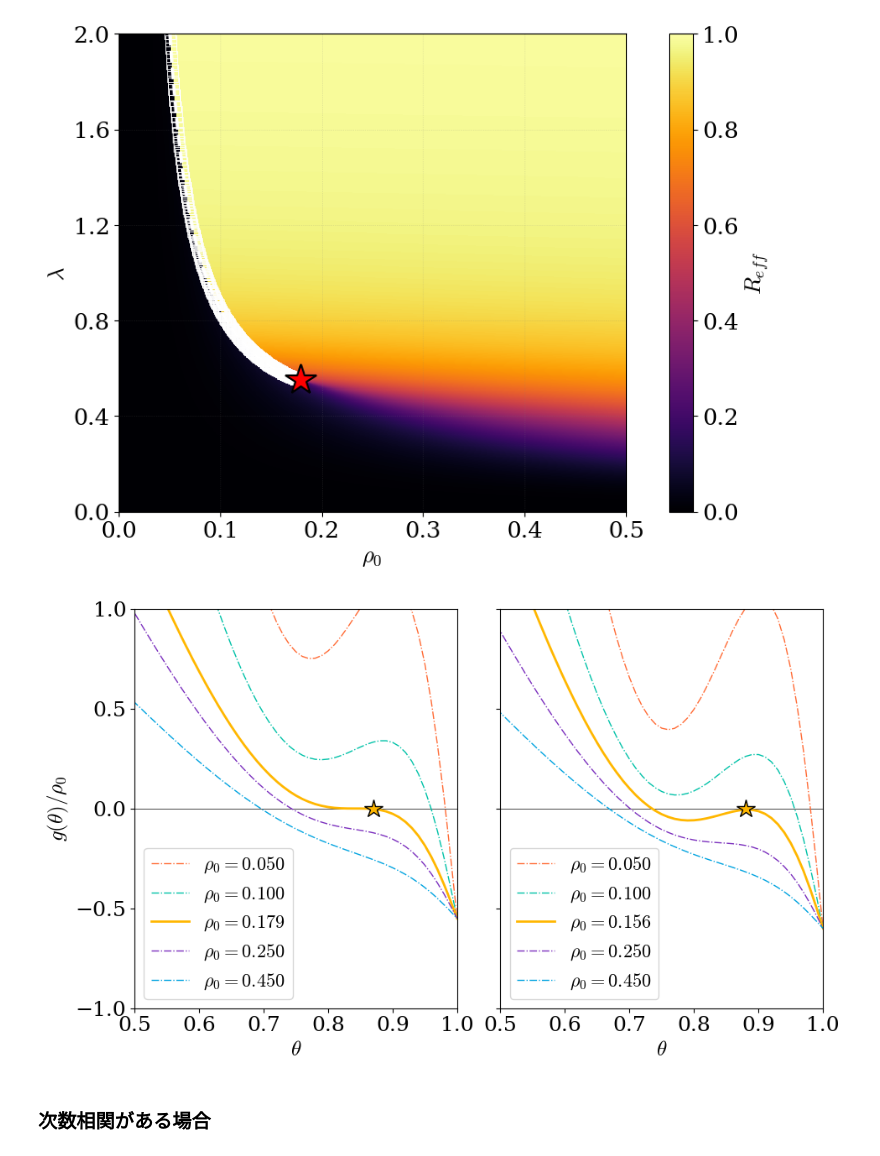
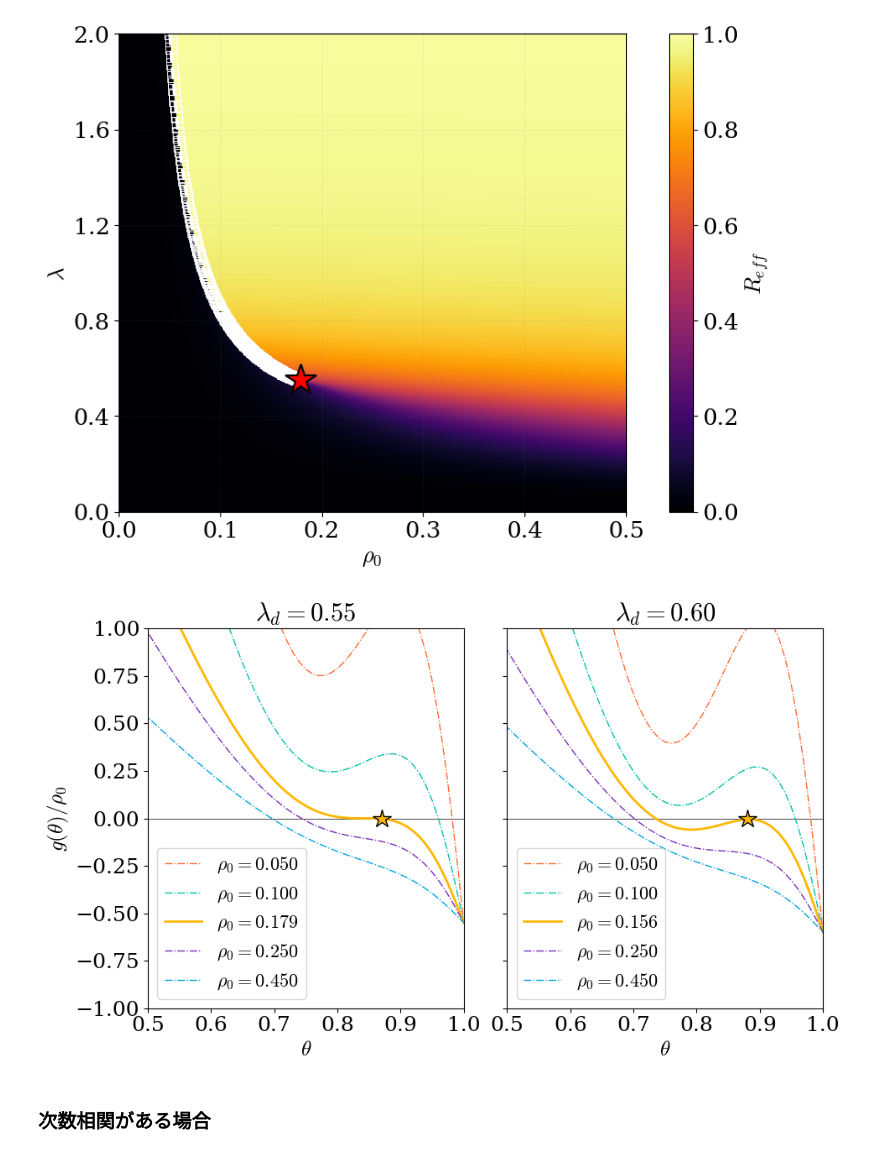
Before and after one commit to Kojirouuuu/directed-network-simulations, a Jupyter notebook: notebooks/directed-ebcm.ipynb, the cells around one changed output. Drawn from its saved outputs; the diff is of its cells as text; code cells hidden in the pictures.

```diff
--- a/notebooks/directed-ebcm.ipynb
+++ b/notebooks/directed-ebcm.ipynb
@@ -306,44 +313,35 @@ for i, lambda_d_idx in enumerate(ebcm_lambda_d_idx_list):
         for tidx, theta_d in enumerate(theta_d_values):
             gd_list[tidx] = g_d(D=D, dynamics=dynamics, Binom=Binom, theta_d_val=theta_d)
 
         plot_gd_list = gd_list / rho0
-        # plot_gd_list = gd_list
         tan_idx = tan_idx_list[i]
         ls = "-." if j != tan_idx else "-"
         lw = 1.0 if j != tan_idx else 2.0
         axes[i].plot(theta_d_values, plot_gd_list, color=colors[j], label=rf"$\rho_0={rho0:.3f}$", linestyle=ls, linewidth=lw)
         if j == tan_idx:
             tangent_theta_d = np.nan
 
             for tidx in range(len(theta_d_values)):
                 theta_d = theta_d_values[-tidx]
                 if abs(g_d(D=D, dynamics=dynamics, Binom=Binom, theta_d_val=theta_d)) < 1e-3:
                     tangent_theta_d = theta_d
                     cur_marker = "*" if i == 0 else "*"
                     axes[i].plot(tangent_theta_d, 0, color=colors[j], ls="", marker=cur_marker, markersize=16, markeredgecolor="black", markeredgewidth=1)
                     break
 
         axes[i].set_xlabel(rf"$\theta$")
         if i == 0:
             axes[i].set_ylabel(rf"$g(\theta) / \rho_0$")
         axes[i].set_xlim(0.5, 1.0)
         axes[i].set_ylim(-1.0, 1.0)
-        # axes[i].set_title(rf"$\lambda_d={lambda_d:.2f}$")
-        # axes[i].grid(True, alpha=0.3)
+        axes[i].set_title(rf"$\lambda_d={lambda_d:.2f}$")
         axes[i].legend()
-
-n_ticks = 5  # 揃えたい目盛り数
-
-for a in axes:
-    ymin, ymax = a.get_ylim()
-    ticks = np.linspace(ymin, ymax, n_ticks)
-    a.set_yticks(ticks)
 
 plt.tight_layout()
 plt.savefig("fig/ebcm_theta_d.png", dpi=300)
 plt.show()
 # %% [output]
-[figure, old version]
+[figure, new version]
 # %% [markdown]
 ### 次数相関がある場合
 # %% [markdown]
```
Also changed, not shown: parts of 15 cells of this notebook, 3 other files.
